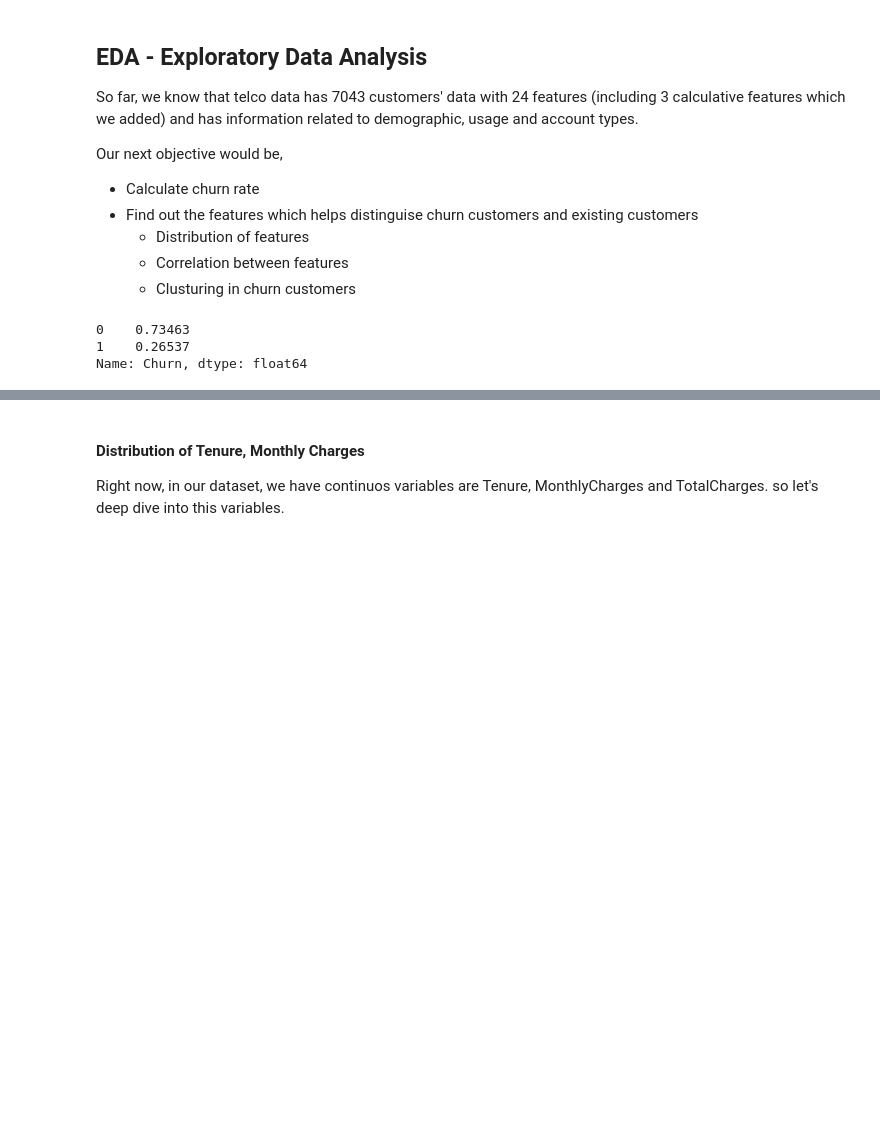
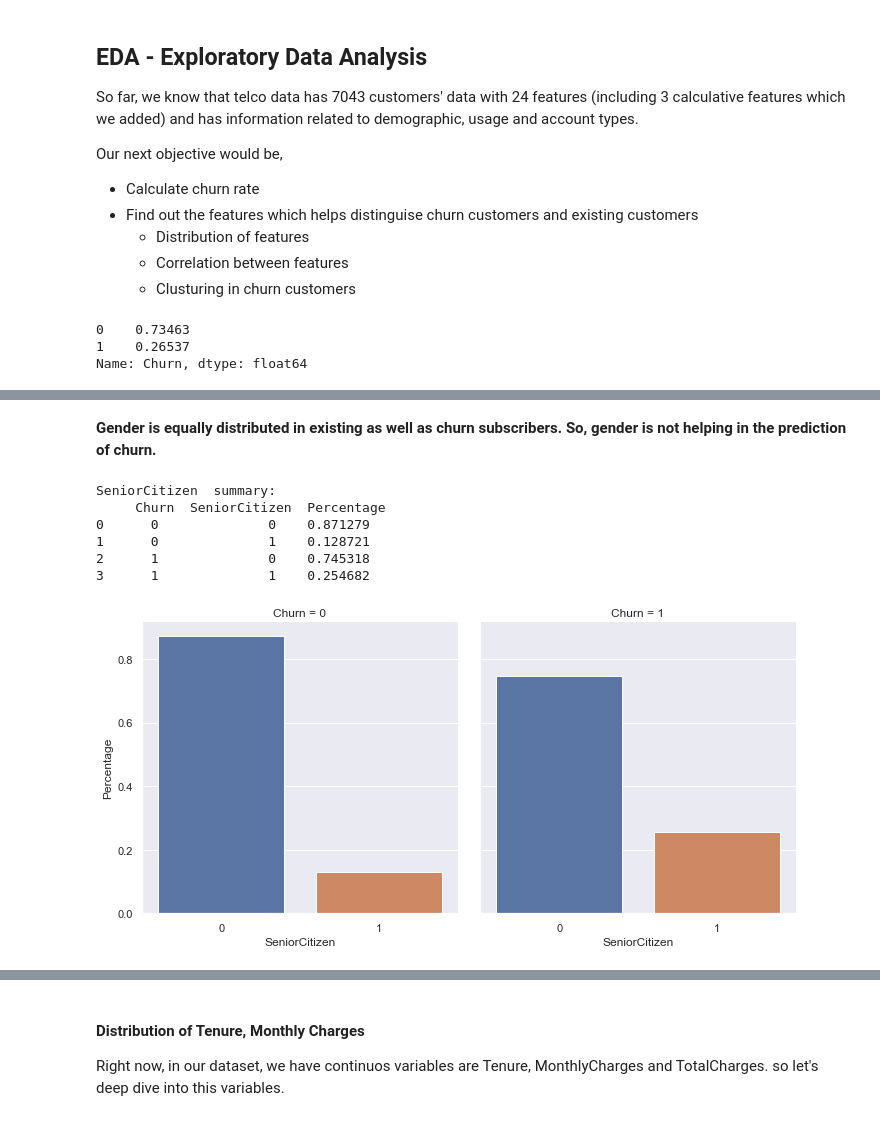
Before and after one commit to ShivaliPatel/Data-science-projects, a Jupyter notebook: Telco_customer_churn/Telco customer churn - Exploratory data analysis (EDA).ipynb, the cells around one changed output, grey strips where cells are left out. Drawn from its saved outputs; the diff is of its cells as text; code cells hidden in the pictures; blank space fills up the shorter version.

```diff
--- a/Telco_customer_churn/Telco customer churn - Exploratory data analysis (EDA).ipynb
+++ b/Telco_customer_churn/Telco customer churn - Exploratory data analysis (EDA).ipynb
@@ -325,0 +359,12 @@ Name: PaymentMethod, dtype: float64
+# %% [markdown]
+<b>Gender is equally distributed in existing as well as churn subscribers. So, gender is not helping in the prediction of churn. </b>
+# %%
+categorical_var_churn_dist('SeniorCitizen')
+# %% [output]
+SeniorCitizen  summary:
+     Churn  SeniorCitizen  Percentage
+0      0              0    0.871279
+1      0              1    0.128721
+2      1              0    0.745318
+3      1              1    0.254682
+[figure, added]
```
Also changed, not shown: parts of 93 cells of this notebook.
